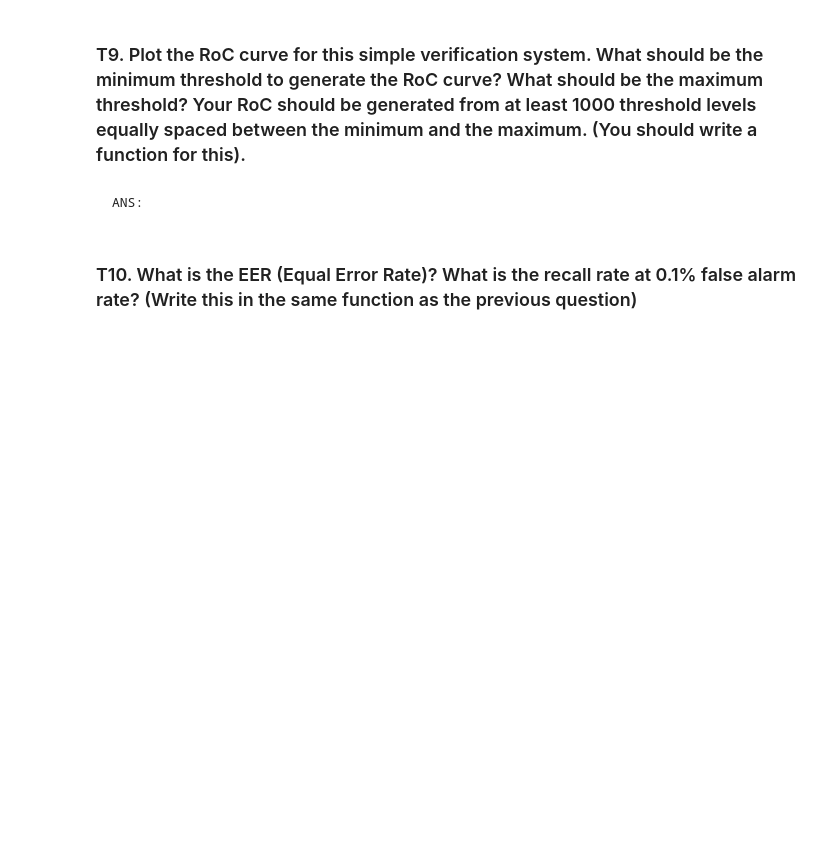
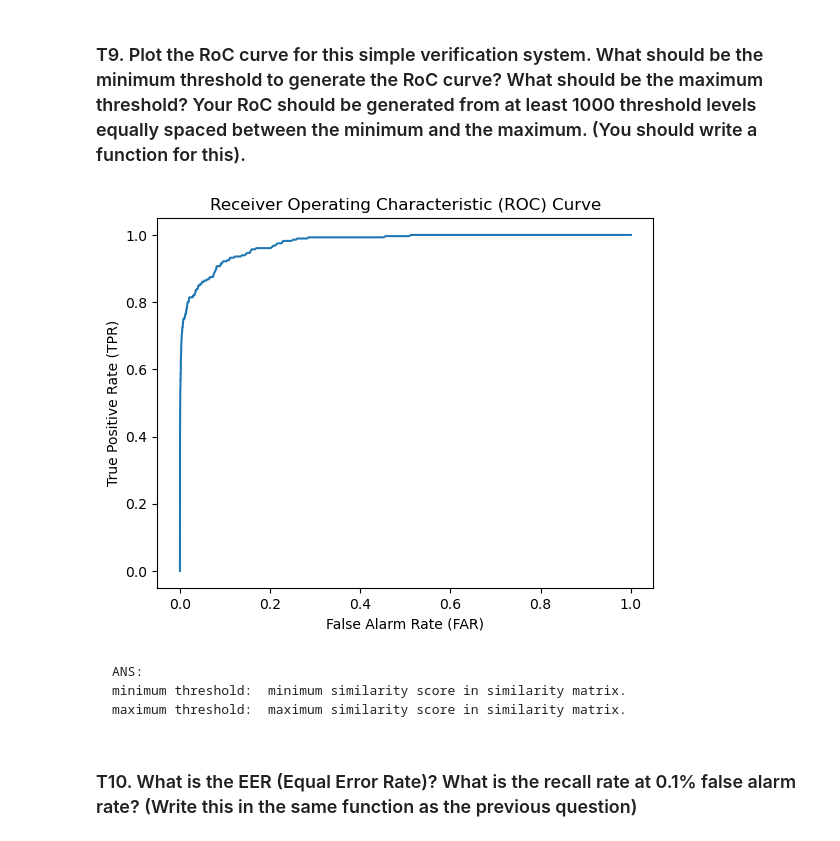
Before and after one commit to pupipatsk/Pattern-Recognition, a Jupyter notebook: HW/HW03/HW03.ipynb, the cells around one changed output. Saved outputs shown, nothing was run; the diff lists cells and outputs as text; code cells hidden in the pictures; blank space fills up the shorter version.

```diff
--- a/HW/HW03/HW03.ipynb
+++ b/HW/HW03/HW03.ipynb
@@ -490,0 +494,13 @@ NameError: name 'true_pos_rate' is not defined
+# %%
+# Quick check # for threshold = 9.5
+# (true_pos_rate, false_neg_rate) should be (0.9928571428571429, 0.33507326007326005)
+
+# INSERT CODE HERE
+
+tp, tn, fp, fn = evaluate_performance(similarity_matrix, 10)
+
+tpr = tp / (tp + fn)
+far = fp / (fp + tn)
+
+print("True Positive Rate (TPR):", tpr)
+print("False Alarm Rate (FAR):", far)
@@ -495,8 +518,17 @@ def calculate_roc(input_mat):
     """
     TODO: Calculate a list of true_pos_rate and a list of false_neg_rate from the given matrix.
     """
+    # INSERT CODE HERE
+    tpr_list, far_list = [], []
 
-    # INSERT CODE HERE
+    for threshold in np.linspace(np.min(input_mat), np.max(input_mat), num=1000):
+        tp, tn, fp, fn = evaluate_performance(similarity_matrix, threshold)
+
+        tpr = tp / (tp + fn)
+        far = fp / (fp + tn)
+
+        tpr_list.append(tpr)
+        far_list.append(far)
 
     return tpr_list, far_list
 
@@ -505,9 +537,22 @@ def plot_roc(input_mat):
     TODO: Plot RoC Curve from a given matrix.
     """
     # INSERT CODE HERE
+
+    tpr_list, far_list = calculate_roc(input_mat)
+
+    plt.plot(far_list, tpr_list)
+    plt.xlabel('False Alarm Rate (FAR)')
+    plt.ylabel('True Positive Rate (TPR)')
+    plt.title('Receiver Operating Characteristic (ROC) Curve')
+    plt.show()
 # %%
 # INSERT CODE HERE
+plot_roc(similarity_matrix)
+# %% [output]
+[figure, added]
-# %% [markdown]
-    ANS:
+# %% [markdown]
+    ANS:
+    minimum threshold:  minimum similarity score in similarity matrix.
+    maximum threshold:  maximum similarity score in similarity matrix.
 # %% [markdown]
 ### T10. What is the EER (Equal Error Rate)? What is the recall rate at 0.1% false alarm rate? (Write this in the same function as the previous question)
```
Also changed, not shown: parts of 9 cells of this notebook.
